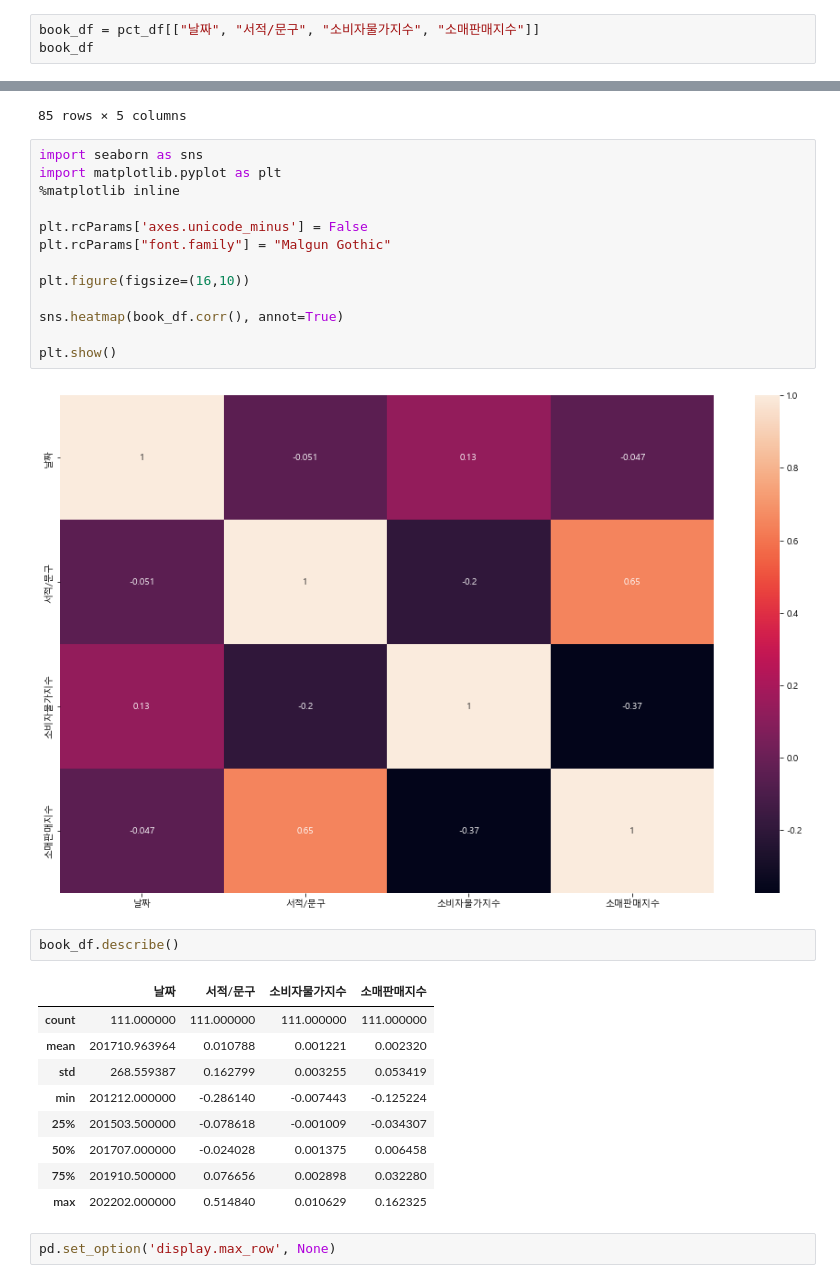
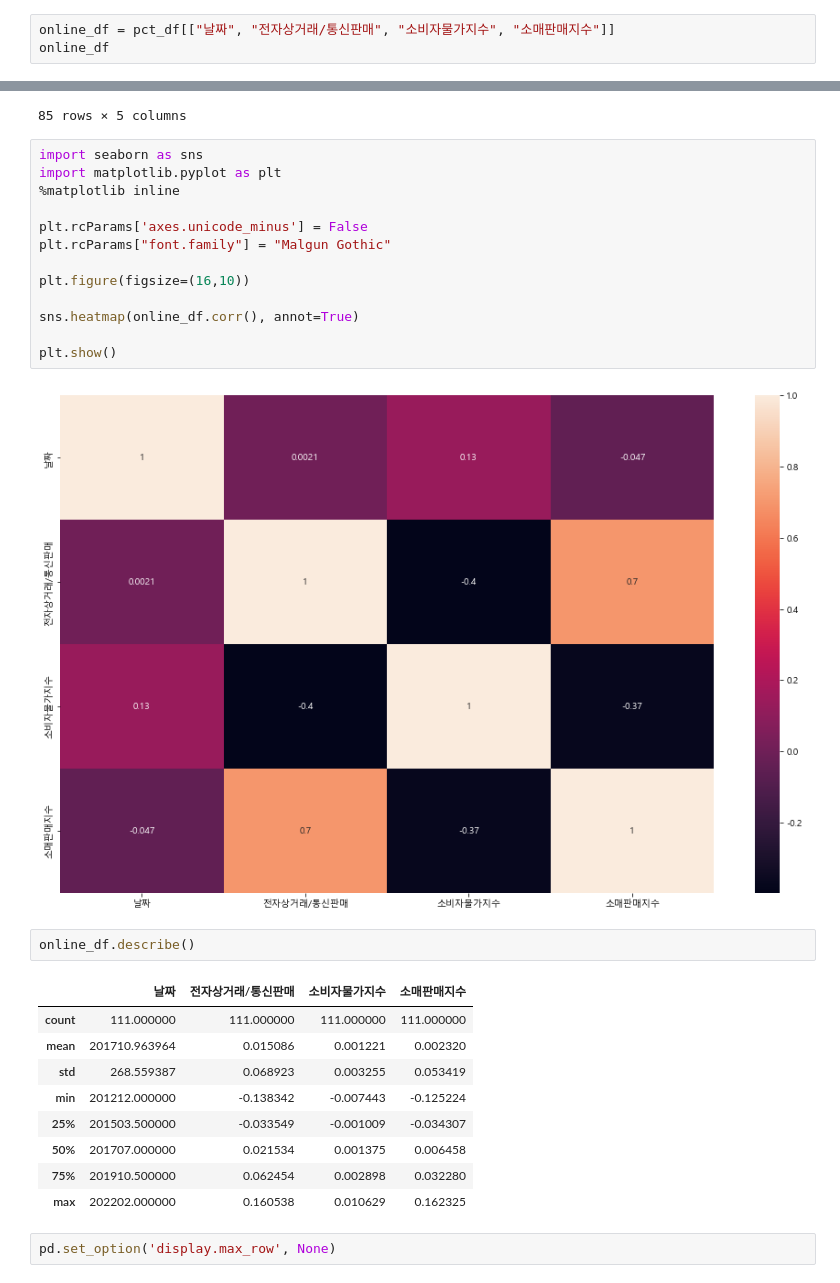
Before and after one commit to jkim0313/project1_dajopay, a Jupyter notebook: classification.ipynb, the cells around one changed output, grey strips where cells are left out. Cells and saved outputs as stored; diff of their text form.

```diff
--- a/classification.ipynb
+++ b/classification.ipynb
@@ -19,6 +19,6 @@ pct_df
 | 110 | 202202 | -0.095670 | NaN | -0.001988 | -0.074979 | -0.187936 | -0.078785 | -0.378753 | -0.106702 | -0.159518 | ... |
 111 rows × 26 columns
 # %%
-book_df = pct_df[["날짜", "서적/문구", "소비자물가지수", "소매판매지수"]]
-book_df
+online_df = pct_df[["날짜", "전자상거래/통신판매", "소비자물가지수", "소매판매지수"]]
+online_df
 # %% [output]
@@ -106,30 +106,30 @@ See the caveats in the documentation: https://pandas.pydata.org/pandas-docs/stab
 # %%
 import seaborn as sns
 import matplotlib.pyplot as plt
 %matplotlib inline
 
 plt.rcParams['axes.unicode_minus'] = False
 plt.rcParams["font.family"] = "Malgun Gothic"
 
 plt.figure(figsize=(16,10))
 
-sns.heatmap(book_df.corr(), annot=True)
+sns.heatmap(online_df.corr(), annot=True)
 
 plt.show()
 # %% [output]
-[figure, old version]
+[figure, new version]
 # %%
-book_df.describe()
+online_df.describe()
 # %% [output]
-|  | 날짜 | 서적/문구 | 소비자물가지수 | 소매판매지수 |
+|  | 날짜 | 전자상거래/통신판매 | 소비자물가지수 | 소매판매지수 |
 | count | 111.000000 | 111.000000 | 111.000000 | 111.000000 |
-| mean | 201710.963964 | 0.010788 | 0.001221 | 0.002320 |
-| std | 268.559387 | 0.162799 | 0.003255 | 0.053419 |
-| min | 201212.000000 | -0.286140 | -0.007443 | -0.125224 |
-| 25% | 201503.500000 | -0.078618 | -0.001009 | -0.034307 |
-| 50% | 201707.000000 | -0.024028 | 0.001375 | 0.006458 |
-| 75% | 201910.500000 | 0.076656 | 0.002898 | 0.032280 |
-| max | 202202.000000 | 0.514840 | 0.010629 | 0.162325 |
+| mean | 201710.963964 | 0.015086 | 0.001221 | 0.002320 |
+| std | 268.559387 | 0.068923 | 0.003255 | 0.053419 |
+| min | 201212.000000 | -0.138342 | -0.007443 | -0.125224 |
+| 25% | 201503.500000 | -0.033549 | -0.001009 | -0.034307 |
+| 50% | 201707.000000 | 0.021534 | 0.001375 | 0.006458 |
+| 75% | 201910.500000 | 0.062454 | 0.002898 | 0.032280 |
+| max | 202202.000000 | 0.160538 | 0.010629 | 0.162325 |
 # %%
 pd.set_option('display.max_row', None)
 # %%
```
Also changed, not shown: parts of 18 cells of this notebook, 2 other files.
